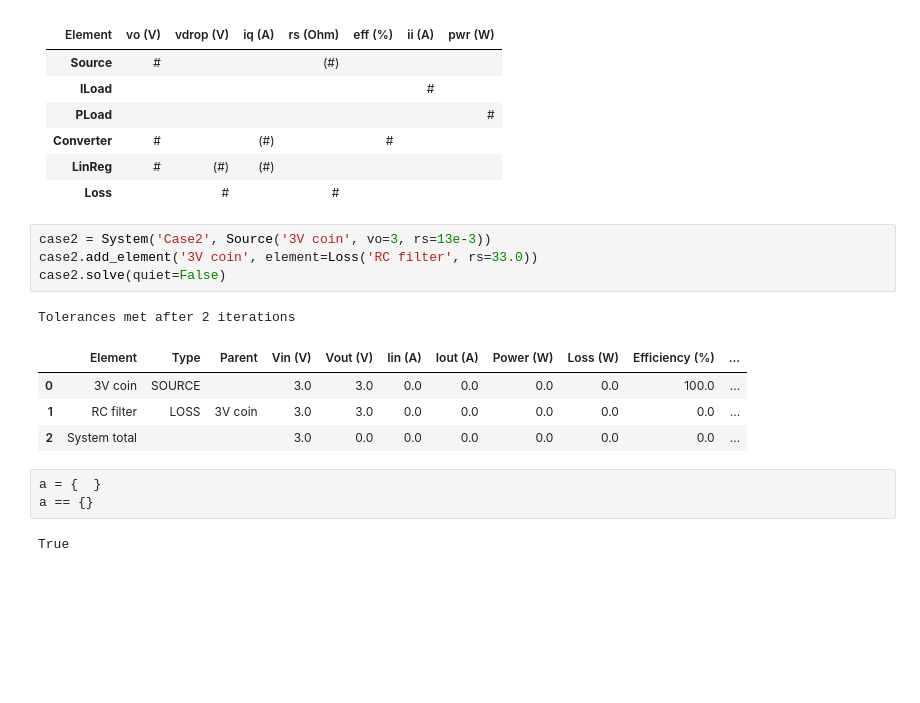
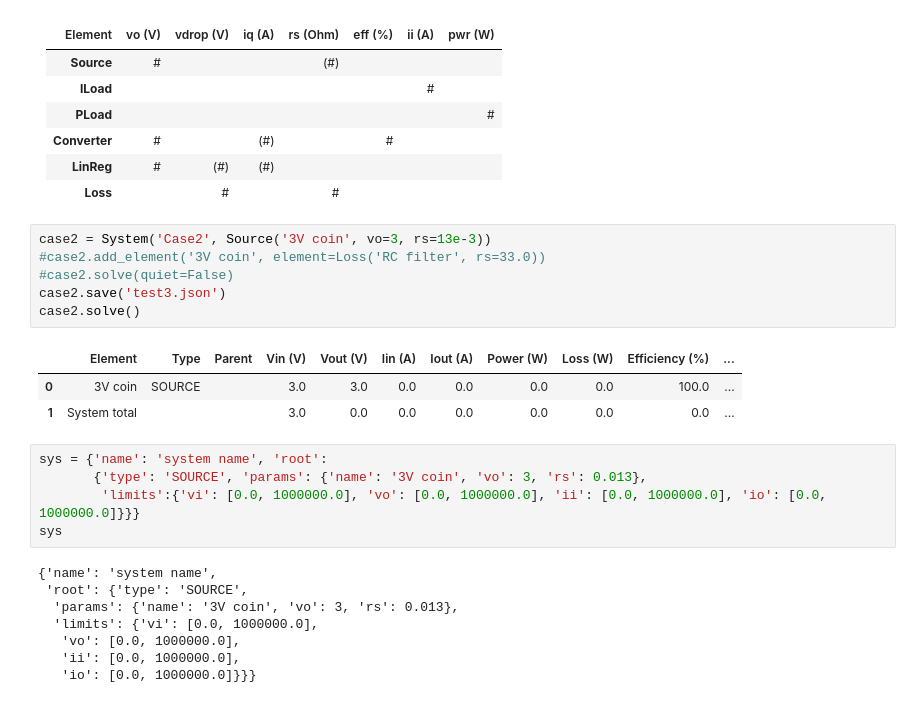
Before and after one commit to geddy11/tmp_sl, a Jupyter notebook: work/sysLoss.ipynb, the cells around one changed output. Saved outputs shown, nothing was run; the diff lists cells and outputs as text; blank space fills up the shorter version.

Commit message:
Add system test

```diff
--- a/work/sysLoss.ipynb
+++ b/work/sysLoss.ipynb
@@ -539,16 +646,24 @@ toml_dict
 |  **Loss**  |     | #   || # ||||
 # %%
 case2 = System('Case2', Source('3V coin', vo=3, rs=13e-3))
-case2.add_element('3V coin', element=Loss('RC filter', rs=33.0))
-case2.solve(quiet=False)
+#case2.add_element('3V coin', element=Loss('RC filter', rs=33.0))
+#case2.solve(quiet=False)
+case2.save('test3.json')
+case2.solve()
 # %% [output]
-Tolerances met after 2 iterations
 |  | Element | Type | Parent | Vin (V) | Vout (V) | Iin (A) | Iout (A) | Power (W) | Loss (W) | Efficiency (%) | ... |
 | 0 | 3V coin | SOURCE |  | 3.0 | 3.0 | 0.0 | 0.0 | 0.0 | 0.0 | 100.0 | ... |
-| 1 | RC filter | LOSS | 3V coin | 3.0 | 3.0 | 0.0 | 0.0 | 0.0 | 0.0 | 0.0 | ... |
-| 2 | System total |  |  | 3.0 | 0.0 | 0.0 | 0.0 | 0.0 | 0.0 | 0.0 | ... |
+| 1 | System total |  |  | 3.0 | 0.0 | 0.0 | 0.0 | 0.0 | 0.0 | 0.0 | ... |
 # %%
-a = {  }
-a == {}
+sys = {'name': 'system name', 'root':
+       {'type': 'SOURCE', 'params': {'name': '3V coin', 'vo': 3, 'rs': 0.013},
+        'limits':{'vi': [0.0, 1000000.0], 'vo': [0.0, 1000000.0], 'ii': [0.0, 1000000.0], 'io': [0.0, 1000000.0]}}}
+sys
 # %% [output]
-True
+{'name': 'system name',
+ 'root': {'type': 'SOURCE',
+  'params': {'name': '3V coin', 'vo': 3, 'rs': 0.013},
+  'limits': {'vi': [0.0, 1000000.0],
+   'vo': [0.0, 1000000.0],
+   'ii': [0.0, 1000000.0],
+   'io': [0.0, 1000000.0]}}}
```
Also changed, not shown: parts of 24 cells of this notebook, 6 other files.
